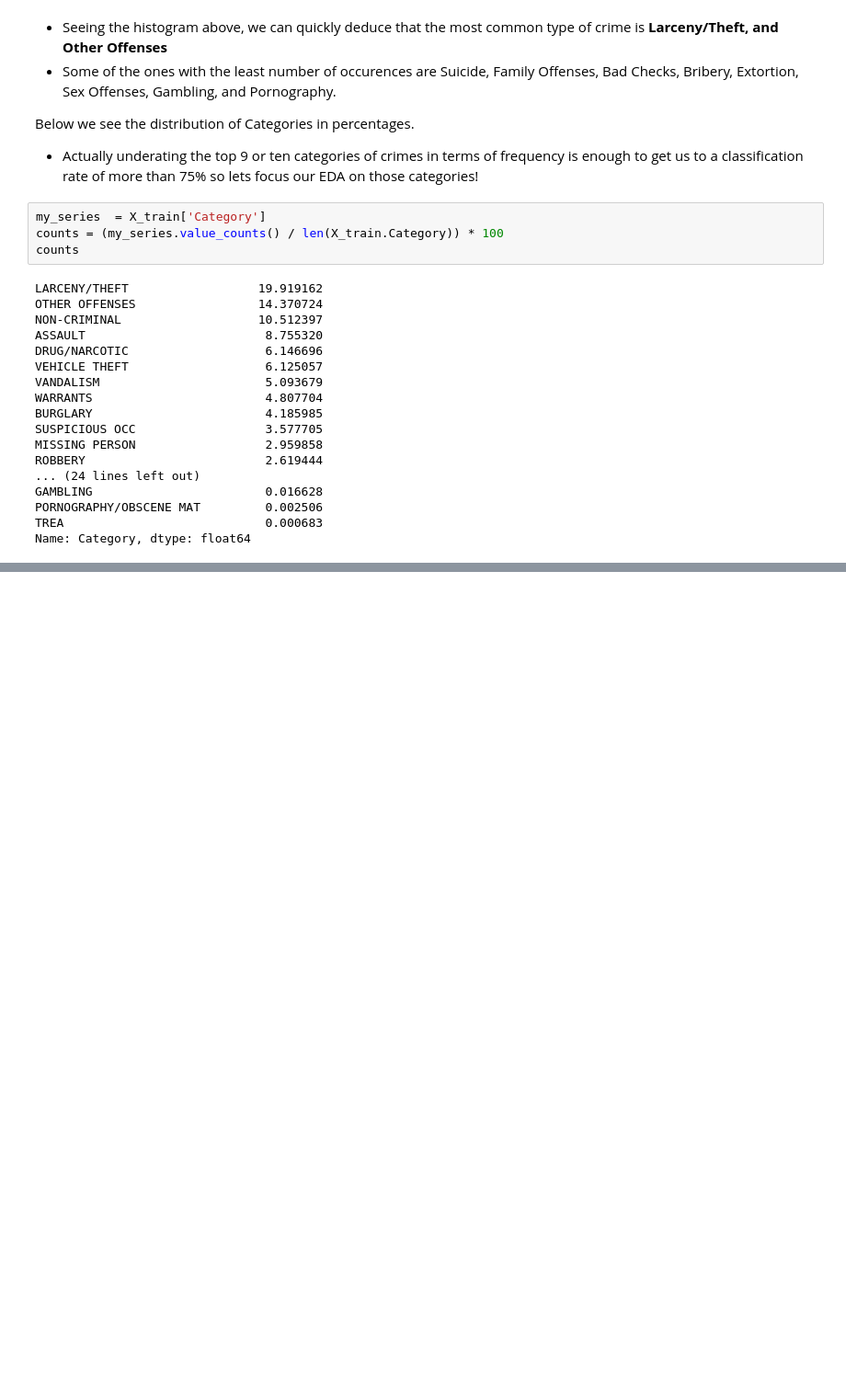
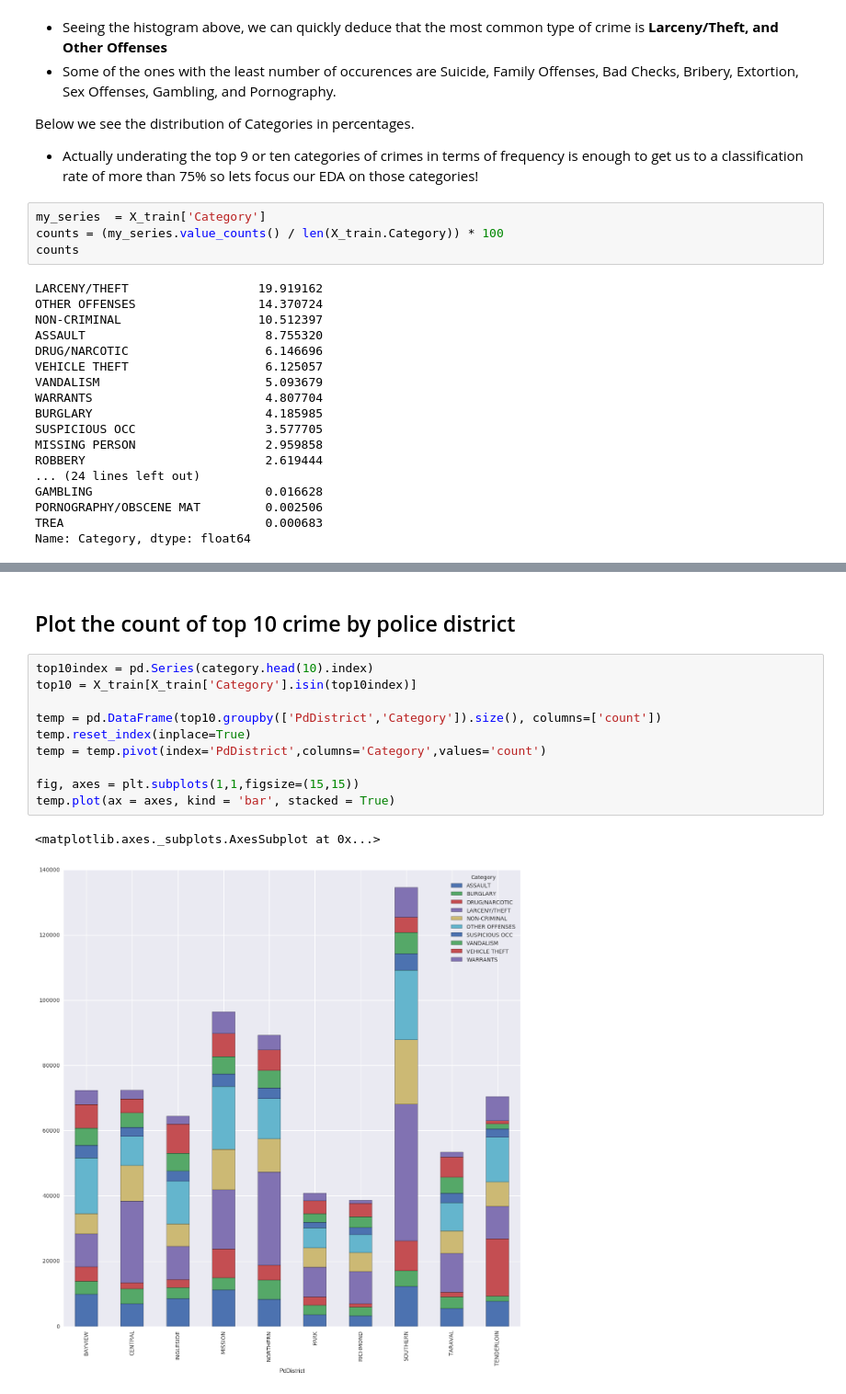
Before and after one commit to jinxinma/ml_project, a Jupyter notebook: EDA.ipynb, the cells around one changed output, grey strips where cells are left out. Shown at 92% size. Saved outputs shown, nothing was run; the diff lists cells and outputs as text; blank space fills up the shorter version.

```diff
--- a/EDA.ipynb
+++ b/EDA.ipynb
@@ -112,3 +130,18 @@ Name: Category, dtype: float64
+# %% [markdown]
+## Plot the count of top 10 crime by police district
+# %%
+top10index = pd.Series(category.head(10).index)
+top10 = X_train[X_train['Category'].isin(top10index)]
+
+temp = pd.DataFrame(top10.groupby(['PdDistrict','Category']).size(), columns=['count'])
+temp.reset_index(inplace=True)
+temp = temp.pivot(index='PdDistrict',columns='Category',values='count')
+
+fig, axes = plt.subplots(1,1,figsize=(15,15))
+temp.plot(ax = axes, kind = 'bar', stacked = True)
+# %% [output]
+<matplotlib.axes._subplots.AxesSubplot at 0x...>
+[figure, added]
 # %%
 from io import BytesIO
 import Image
```
Also changed, not shown: parts of 8 cells of this notebook.
